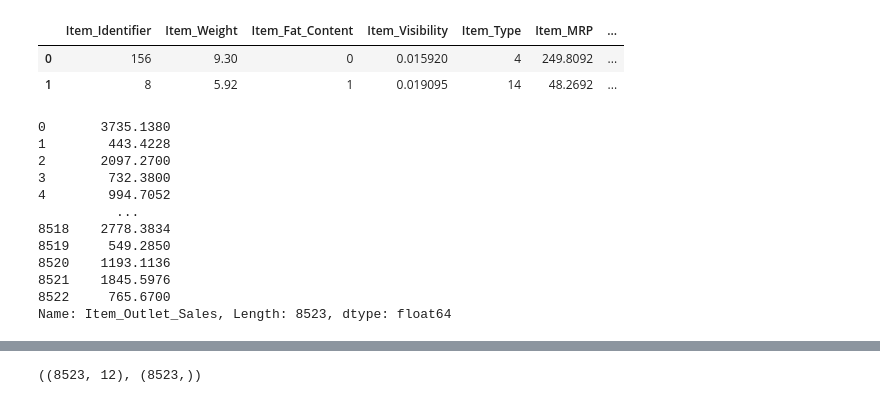
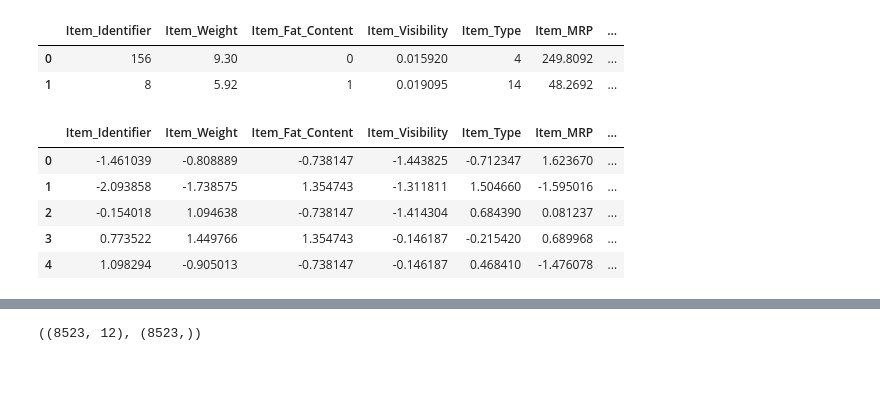
Before and after one commit to Technocolabs100/BigMart-Sales-Analysis-and-Prediction, a Jupyter notebook: Bigmart-Sales-Analysis-and -Prediction.ipynb, the cells around one changed output, grey strips where cells are left out. Cells and saved outputs as stored; diff of their text form; code cells hidden in the pictures; blank space fills up the shorter version.

```diff
--- a/Bigmart-Sales-Analysis-and -Prediction.ipynb
+++ b/Bigmart-Sales-Analysis-and -Prediction.ipynb
@@ -625,18 +625,3 @@ X.head(2)
 |  | Item_Identifier | Item_Weight | Item_Fat_Content | Item_Visibility | Item_Type | Item_MRP | ... |
 | 0 | 156 | 9.30 | 0 | 0.015920 | 4 | 249.8092 | ... |
 | 1 | 8 | 5.92 | 1 | 0.019095 | 14 | 48.2692 | ... |
-# %%
-y
-# %% [output]
-0       3735.1380
-1        443.4228
-2       2097.2700
-3        732.3800
-4        994.7052
-          ...
-8518    2778.3834
-8519     549.2850
-8520    1193.1136
-8521    1845.5976
-8522     765.6700
-Name: Item_Outlet_Sales, Length: 8523, dtype: float64
@@ -647,0 +628,12 @@ X_train, X_test, y_train, y_test = train_test_split(X,y, test_size=0.2, random_s
+# %%
+from sklearn.preprocessing import PowerTransformer
+power_t = PowerTransformer(method = 'yeo-johnson')
+X = pd.DataFrame(power_t.fit_transform(X), columns=X.columns)
+X.head()
+# %% [output]
+|  | Item_Identifier | Item_Weight | Item_Fat_Content | Item_Visibility | Item_Type | Item_MRP | ... |
+| 0 | -1.461039 | -0.808889 | -0.738147 | -1.443825 | -0.712347 | 1.623670 | ... |
+| 1 | -2.093858 | -1.738575 | 1.354743 | -1.311811 | 1.504660 | -1.595016 | ... |
+| 2 | -0.154018 | 1.094638 | -0.738147 | -1.414304 | 0.684390 | 0.081237 | ... |
+| 3 | 0.773522 | 1.449766 | 1.354743 | -0.146187 | -0.215420 | 0.689968 | ... |
+| 4 | 1.098294 | -0.905013 | -0.738147 | -0.146187 | 0.468410 | -1.476078 | ... |
```
Also changed, not shown: parts of 35 cells of this notebook.
